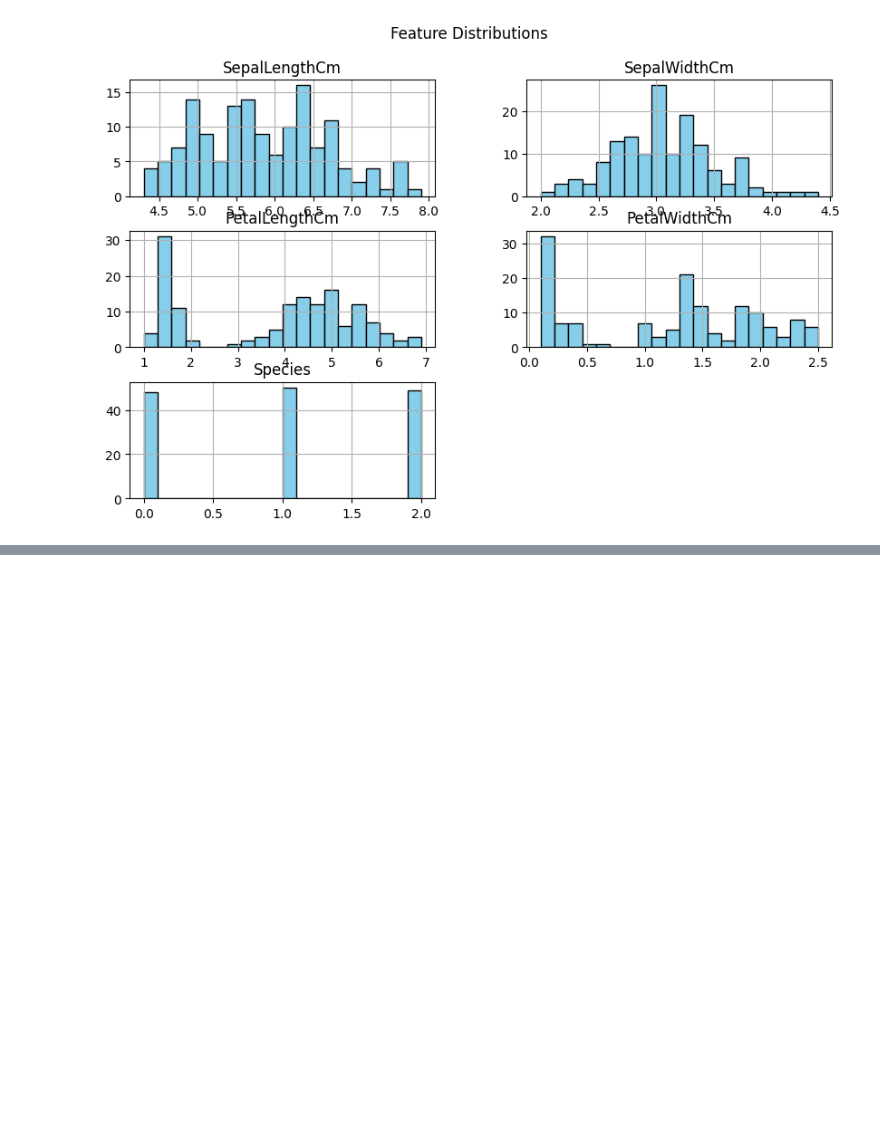
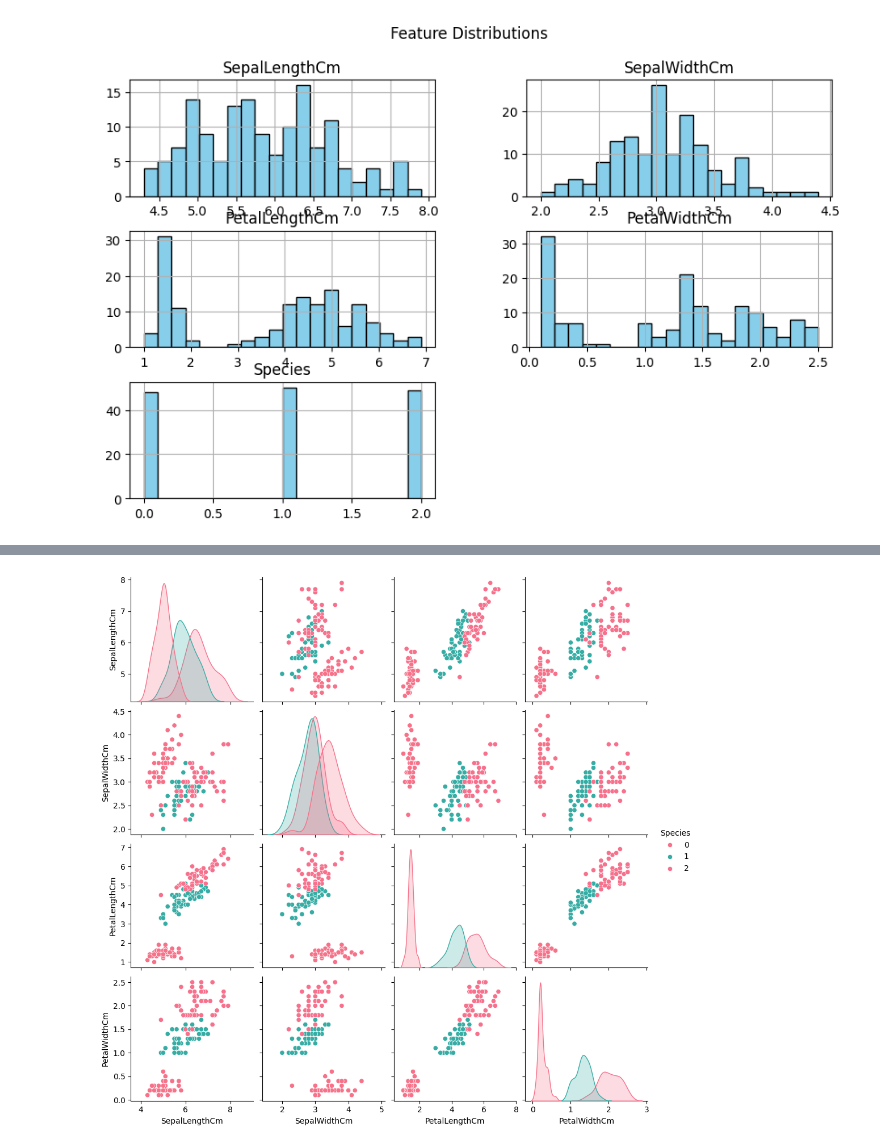
Before and after one commit to SiyumiJayawardhane/Iris_Flower_Classification_ML_Project, a Jupyter notebook: IFC_eda_analysis.ipynb, the cells around one changed output, grey strips where cells are left out. Cells and saved outputs as stored; diff of their text form; code cells hidden in the pictures; blank space fills up the shorter version.

Commit message:
Pairplot for feature relationships

```diff
--- a/IFC_eda_analysis.ipynb
+++ b/IFC_eda_analysis.ipynb
@@ -34,0 +75,6 @@ plt.show()
+# %%
+# Pairplot for feature relationships
+sns.pairplot(data, hue="Species", palette='husl')
+plt.show()
+# %% [output]
+[figure, added]
```
Also changed, not shown: parts of 7 cells of this notebook.
